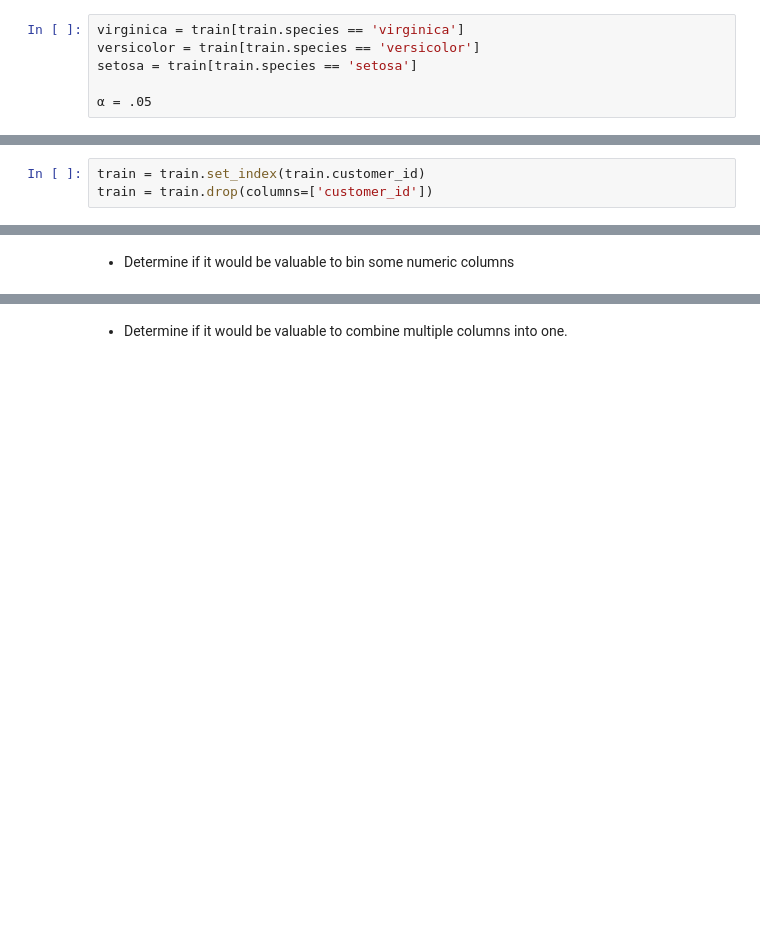
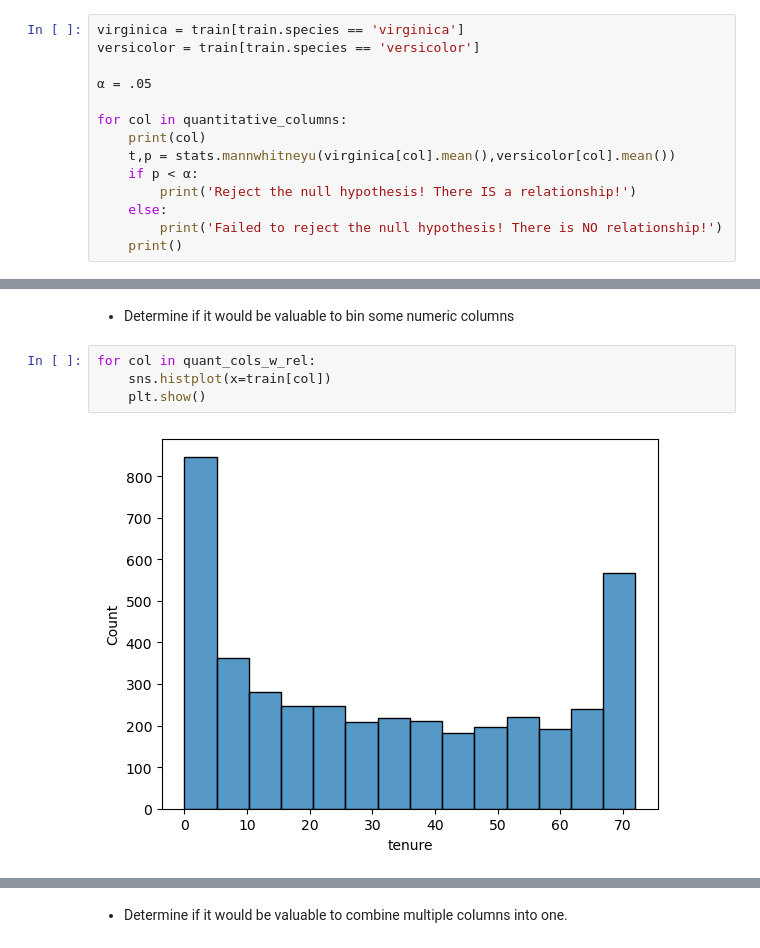
Before and after one commit to rabeka-branham/classification-exercises, a Jupyter notebook: explore.ipynb, the cells around one changed output, grey strips where cells are left out. Saved outputs shown, nothing was run; the diff lists cells and outputs as text; blank space fills up the shorter version.

```diff
--- a/explore.ipynb
+++ b/explore.ipynb
@@ -205,6 +209,14 @@ max        5.800000     4.400000      1.900000     0.500000
 # %%
 virginica = train[train.species == 'virginica']
 versicolor = train[train.species == 'versicolor']
-setosa = train[train.species == 'setosa']
 
 α = .05
+
+for col in quantitative_columns:
+    print(col)
+    t,p = stats.mannwhitneyu(virginica[col].mean(),versicolor[col].mean())
+    if p < α:
+        print('Reject the null hypothesis! There IS a relationship!')
+    else:
+        print('Failed to reject the null hypothesis! There is NO relationship!')
+    print()
@@ -327,6 +329,3 @@ train.head()
-# %%
-train = train.set_index(train.customer_id)
-train = train.drop(columns=['customer_id'])
 # %%
 train.head()
 # %% [output]
@@ -408,2 +389,8 @@ sns.kdeplot(data=train,x='tenure', y='monthly_charges',hue='churn',fill=True,alp
 # %% [markdown]
 - Determine if it would be valuable to bin some numeric columns
+# %%
+for col in quant_cols_w_rel:
+    sns.histplot(x=train[col])
+    plt.show()
+# %% [output]
+[figure, added]
```
Also changed, not shown: parts of 43 cells of this notebook, 5 other files.
